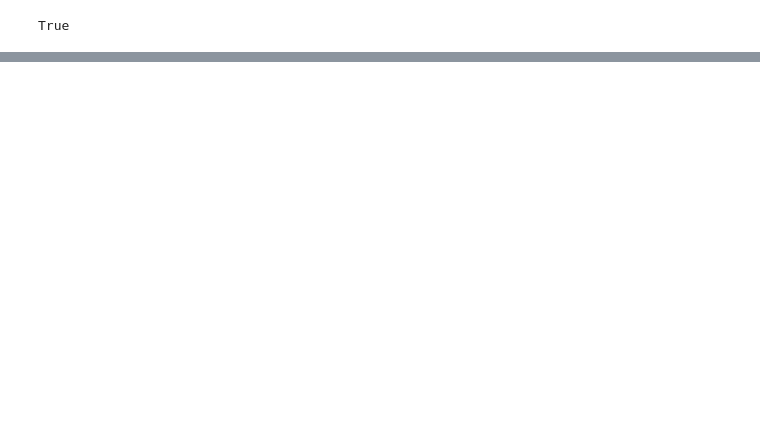
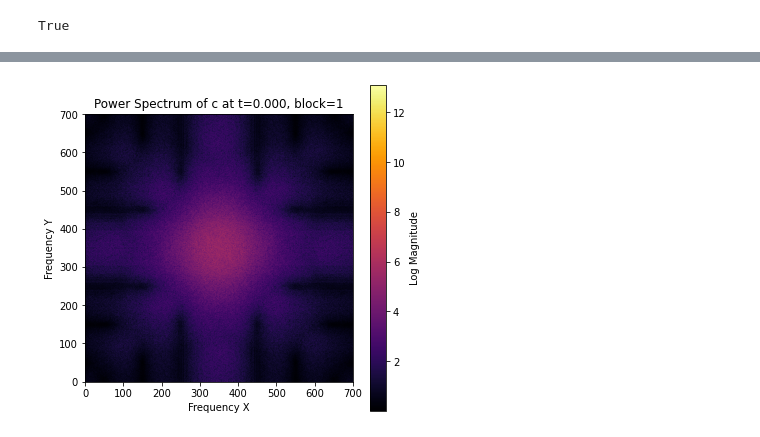
Before and after one commit to ErickSerrato631/doctorado_efsg, a Jupyter notebook: new_model_10112024/Weak Allee/correlation_fourier.ipynb, the cells around one changed output, grey strips where cells are left out. Drawn from its saved outputs; the diff is of its cells as text; code cells hidden in the pictures; blank space fills up the shorter version.

```diff
--- a/new_model_10112024/Weak Allee/correlation_fourier.ipynb
+++ b/new_model_10112024/Weak Allee/correlation_fourier.ipynb
@@ -57,15 +57,16 @@ def power_spectrum(field_name, t, block):
     # Guardar el espectro de potencia normalizado
     #dft_file = f"matrix_{field_name}_dft_{t:.3f}_nb_{block}.txt"
     #np.savetxt(dft_file, fft_magnitude, delimiter="\t")
-
-#     # Graficar el espectro de potencia
-#     plt.figure(figsize=(6, 6))
-#     plt.imshow(np.log1p(fft_magnitude), cmap='inferno', origin='lower')
-#     plt.colorbar(label="Log Magnitude")
-#     plt.title(f"Power Spectrum of {field_name} at t={t:.3f}, block={block}")
-#     plt.xlabel("Frequency X")
-#     plt.ylabel("Frequency Y")
-#     plt.show()
+    if block == 1 :
+        # Graficar el espectro de potencia
+        plt.figure(figsize=(6, 6))
+        plt.imshow(np.log1p(fft_magnitude), cmap='inferno', origin='lower')
+        plt.colorbar(label="Log Magnitude")
+        plt.title(f"Power Spectrum of {field_name} at t={t:.3f}, block={block}")
+        plt.xlabel("Frequency X")
+        plt.ylabel("Frequency Y")
+        plt.savefig(f'power_spectrum_{field_name}_{t}._step_{t:.3f}.png')
+        plt.show()
 
     return field_file, fft_magnitude
 # %%
@@ -219,60 +220,59 @@ for block in range(1, nb + 1):
         field_s, dft_field_s = power_spectrum(fieldS_name, t, block)
         field_i, dft_field_i = power_spectrum(fieldI_name, t, block)
 
+#         print('Calculando funciones de correlación cruzada')
 
-        print('Calculando funciones de correlación cruzada')
+#         correlation_func_cs = correlation_function_fourier(dft_field_c, dft_field_s, fieldC_name, fieldS_name, t, block)
+#         correlation_func_ci = correlation_function_fourier(dft_field_c, dft_field_i, fieldC_name, fieldI_name, t, block)
+#         correlation_func_si = correlation_function_fourier(dft_field_s, dft_field_i, fieldS_name, fieldI_name, t, block)
 
-        correlation_func_cs = correlation_function_fourier(dft_field_c, dft_field_s, fieldC_name, fieldS_name, t, block)
-        correlation_func_ci = correlation_function_fourier(dft_field_c, dft_field_i, fieldC_name, fieldI_name, t, block)
-        correlation_func_si = correlation_function_fourier(dft_field_s, dft_field_i, fieldS_name, fieldI_name, t, block)
-
-        print('Calculando funciones de auto correlación')
-        correlation_func_ss = correlation_function_fourier(dft_field_c, dft_field_c, fieldC_name, fieldC_name, t, block)
-        correlation_func_cc = correlation_function_fourier(dft_field_s, dft_field_s, fieldS_name, fieldS_name, t, block)
-        correlation_func_ii = correlation_function_fourier(dft_field_i, dft_field_i, fieldI_name, fieldI_name, t, block)
+#         print('Calculando funciones de auto correlación')
+#         correlation_func_ss = correlation_function_fourier(dft_field_c, dft_field_c, fieldC_name, fieldC_name, t, block)
+#         correlation_func_cc = correlation_function_fourier(dft_field_s, dft_field_s, fieldS_name, fieldS_name, t, block)
+#         correlation_func_ii = correlation_function_fourier(dft_field_i, dft_field_i, fieldI_name, fieldI_name, t, block)
 
 
-        print('Obteniendo funciones de correlación cruzada en espacio real')
-        inverse_fft_real_cs = inverse_correlation_fft(correlation_func_cs, fieldC_name, fieldS_name, t, block)
-        inverse_fft_real_ci = inverse_correlation_fft(correlation_func_ci, fieldC_name, fieldI_name, t, block)
-        inverse_fft_real_si = inverse_correlation_fft(correlation_func_si, fieldS_name, fieldI_name, t, block)
+#         print('Obteniendo funciones de correlación cruzada en espacio real')
+#         inverse_fft_real_cs = inverse_correlation_fft(correlation_func_cs, fieldC_name, fieldS_name, t, block)
+#         inverse_fft_real_ci = inverse_correlation_fft(correlation_func_ci, fieldC_name, fieldI_name, t, block)
+#         inverse_fft_real_si = inverse_correlation_fft(correlation_func_si, fieldS_name, fieldI_name, t, block)
 
 
-        print('Obteniendo funciones de auto correlación en espacio real')
-        inverse_fft_real_cc = inverse_correlation_fft(correlation_func_ss, fieldC_name, fieldC_name, t, block)
-        inverse_fft_real_ss = inverse_correlation_fft(correlation_func_cc, fieldS_name, fieldS_name, t, block)
-        inverse_fft_real_ii = inverse_correlation_fft(correlation_func_ii, fieldI_name, fieldI_name, t, block)
+#         print('Obteniendo funciones de auto correlación en espacio real')
+#         inverse_fft_real_cc = inverse_correlation_fft(correlation_func_ss, fieldC_name, fieldC_name, t, block)
+#         inverse_fft_real_ss = inverse_correlation_fft(correlation_func_cc, fieldS_name, fieldS_name, t, block)
+#         inverse_fft_real_ii = inverse_correlation_fft(correlation_func_ii, fieldI_name, fieldI_name, t, block)
 
 
-        print('Obteniendo longitudes de correlación cruzada en espacio real')
-        correlation_length_cs = compute_correlation_length(inverse_fft_real_cs, dx)
-        length_corr_cs.append([t, correlation_length_cs])
+#         print('Obteniendo longitudes de correlación cruzada en espacio real')
+#         correlation_length_cs = compute_correlation_length(inverse_fft_real_cs, dx)
+#         length_corr_cs.append([t, correlation_length_cs])
 
-        correlation_length_ci = compute_correlation_length(inverse_fft_real_ci, dx)
-        length_corr_ci.append([t, correlation_length_ci])
+#         correlation_length_ci = compute_correlation_length(inverse_fft_real_ci, dx)
+#         length_corr_ci.append([t, correlation_length_ci])
 
-        correlation_length_si = compute_correlation_length(inverse_fft_real_si, dx)
-        length_corr_si.append([t, correlation_length_si])
+#         correlation_length_si = compute_correlation_length(inverse_fft_real_si, dx)
+#         length_corr_si.append([t, correlation_length_si])
 
 
-        print('Obteniendo longitudes de auto correlación en espacio real')
-        correlation_length_cc = compute_correlation_length(inverse_fft_real_cc, dx)
-        length_corr_cc.append([t, correlation_length_cc])
+#         print('Obteniendo longitudes de auto correlación en espacio real')
+#         correlation_length_cc = compute_correlation_length(inverse_fft_real_cc, dx)
+#         length_corr_cc.append([t, correlation_length_cc])
 
-        correlation_length_ss = compute_correlation_length(inverse_fft_real_ss, dx)
-        length_corr_ss.append([t, correlation_length_ss])
+#         correlation_length_ss = compute_correlation_length(inverse_fft_real_ss, dx)
+#         length_corr_ss.append([t, correlation_length_ss])
 
-        correlation_length_ii = compute_correlation_length(inverse_fft_real_ii, dx)
-        length_corr_ii.append([t, correlation_length_ii])
+#         correlation_length_ii = compute_correlation_length(inverse_fft_real_ii, dx)
+#         length_corr_ii.append([t, correlation_length_ii])
 
-        print('--------------------------------------------------------------------')
+#         print('--------------------------------------------------------------------')
 
         t += dt
-    save_corr_real_array(length_corr_cs ,block, fieldC_name, fieldS_name)
-    save_corr_real_array(length_corr_ci ,block, fieldC_name, fieldI_name)
-    save_corr_real_array(length_corr_si ,block, fieldS_name, fieldI_name)
-    save_corr_real_array(length_corr_cc ,block, fieldC_name, fieldC_name)
-    save_corr_real_array(length_corr_ss ,block, fieldS_name, fieldS_name)
-    save_corr_real_array(length_corr_ii ,block, fieldI_name, fieldI_name)
+    # save_corr_real_array(length_corr_cs ,block, fieldC_name, fieldS_name)
+    # save_corr_real_array(length_corr_ci ,block, fieldC_name, fieldI_name)
+    # save_corr_real_array(length_corr_si ,block, fieldS_name, fieldI_name)
+    # save_corr_real_array(length_corr_cc ,block, fieldC_name, fieldC_name)
+    # save_corr_real_array(length_corr_ss ,block, fieldS_name, fieldS_name)
+    # save_corr_real_array(length_corr_ii ,block, fieldI_name, fieldI_name)
 # %% [output]
 block= 1 tiempo 0
@@ -294,0 +279 @@ block= 1 tiempo 0.9150000000000007
+[figure, added]
```
Also changed, not shown: parts of 1 cell of this notebook, 18 other files.
